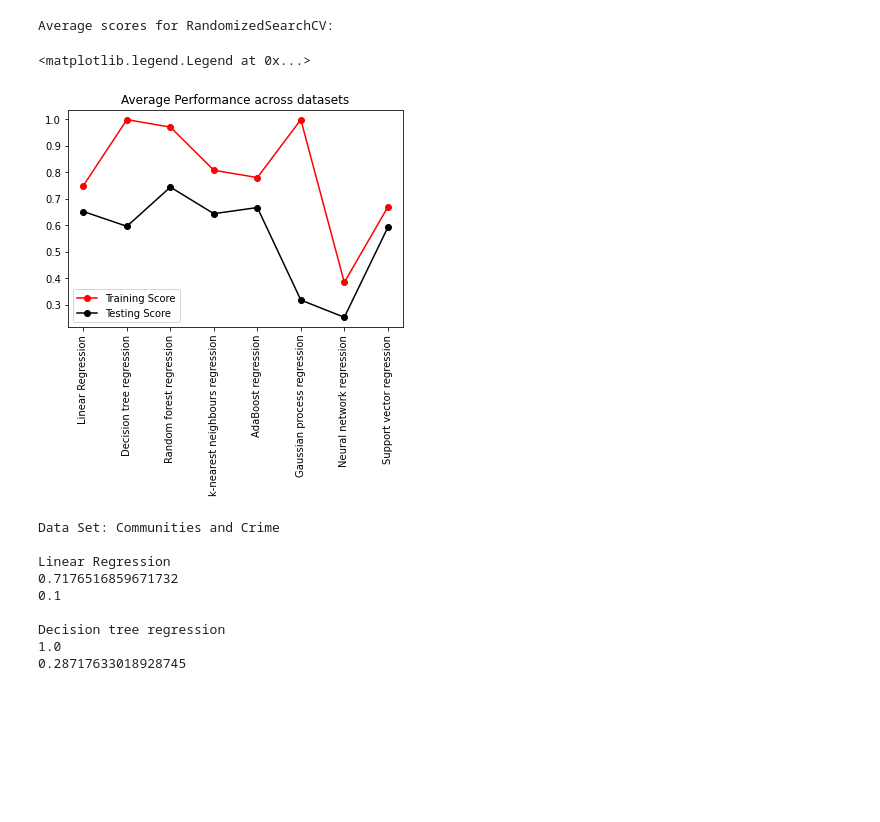
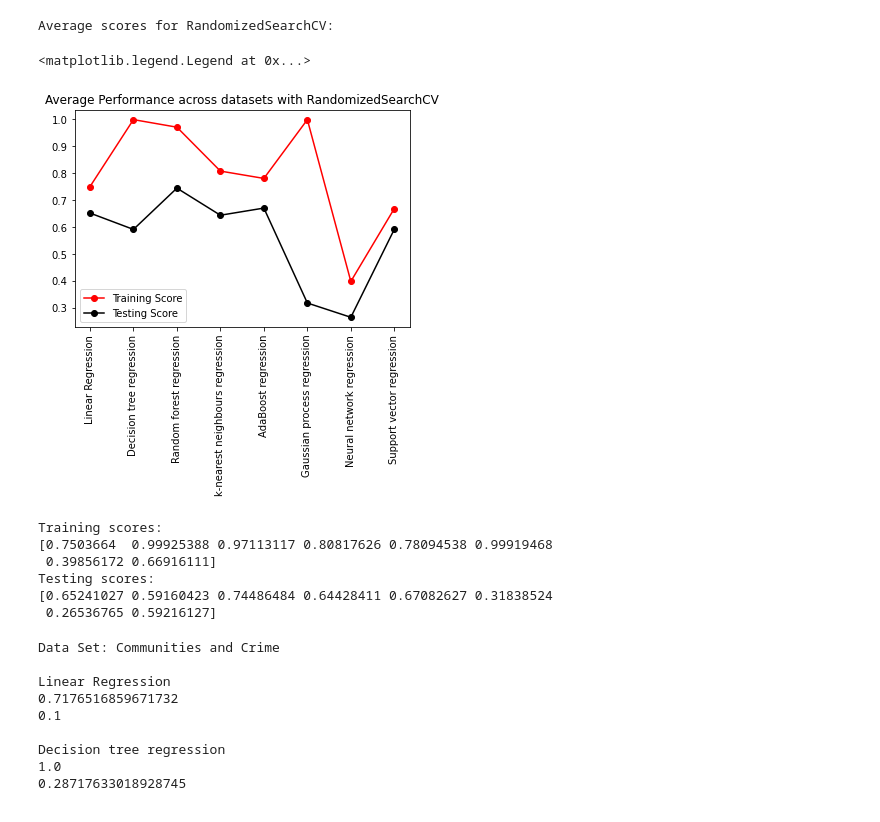
Before and after one commit to nazliensafi/COMP432-Fall2021, a Jupyter notebook: Regression/regression.ipynb, the cells around one changed output. Cells and saved outputs as stored; diff of their text form; code cells hidden in the pictures; blank space fills up the shorter version.

```diff
--- a/Regression/regression.ipynb
+++ b/Regression/regression.ipynb
@@ -530,16 +550,28 @@ plot_results() #for randomizedSearch cv regressors
 # %%
 avg_train_scores=np.mean(np.array(train_scores), axis=0)
 avg_test_scores=np.mean(np.array(test_scores), axis=0)
 print("Average scores for RandomizedSearchCV:")
 
 fig, ax=plt.subplots()
 plt.xticks(rotation=90)
-ax.set_title("Average Performance across datasets")
+ax.set_title("Average Performance across datasets with RandomizedSearchCV")
 ax.plot(regressor_names, avg_train_scores, label='Training Score', color='red', marker='o')
 ax.plot(regressor_names, avg_test_scores, label='Testing Score', color='black', marker='o')
 ax.legend()
 # %% [output]
 Average scores for RandomizedSearchCV:
 <matplotlib.legend.Legend at 0x...>
-[figure, old version]
+[figure, new version]
+# %%
+print("Training scores:")
+print(avg_train_scores)
+print("Testing scores:")
+print(avg_test_scores)
+# %% [output]
+Training scores:
+[0.7503664  0.99925388 0.97113117 0.80817626 0.78094538 0.99919468
+ 0.39856172 0.66916111]
+Testing scores:
+[0.65241027 0.59160423 0.74486484 0.64428411 0.67082627 0.31838524
+ 0.26536765 0.59216127]
 # %%
```
Also changed, not shown: parts of 17 cells of this notebook.
